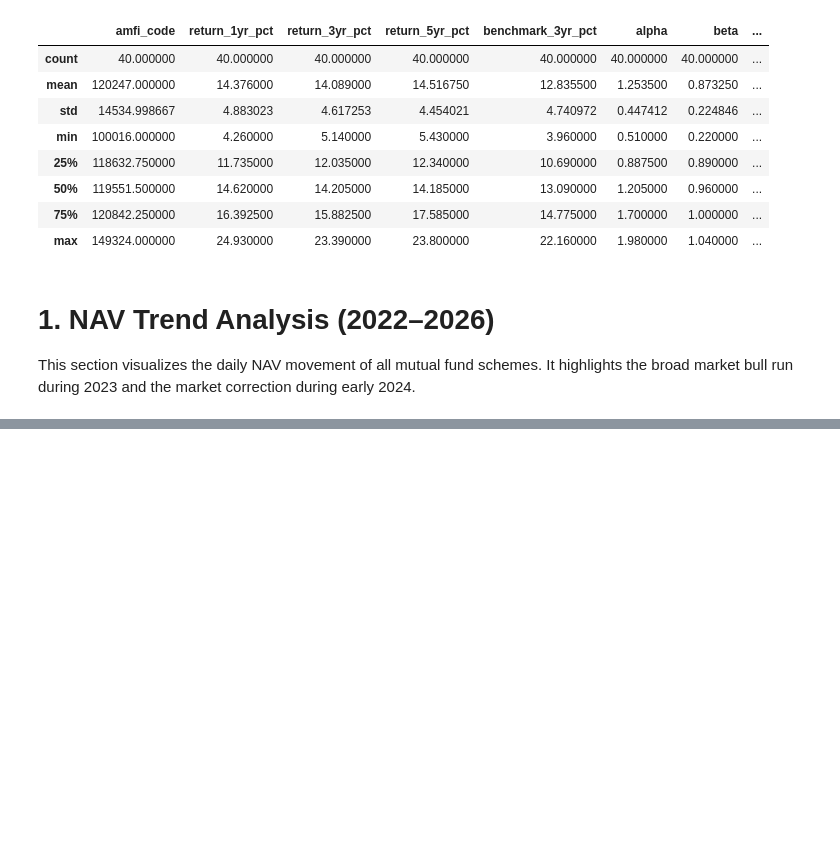
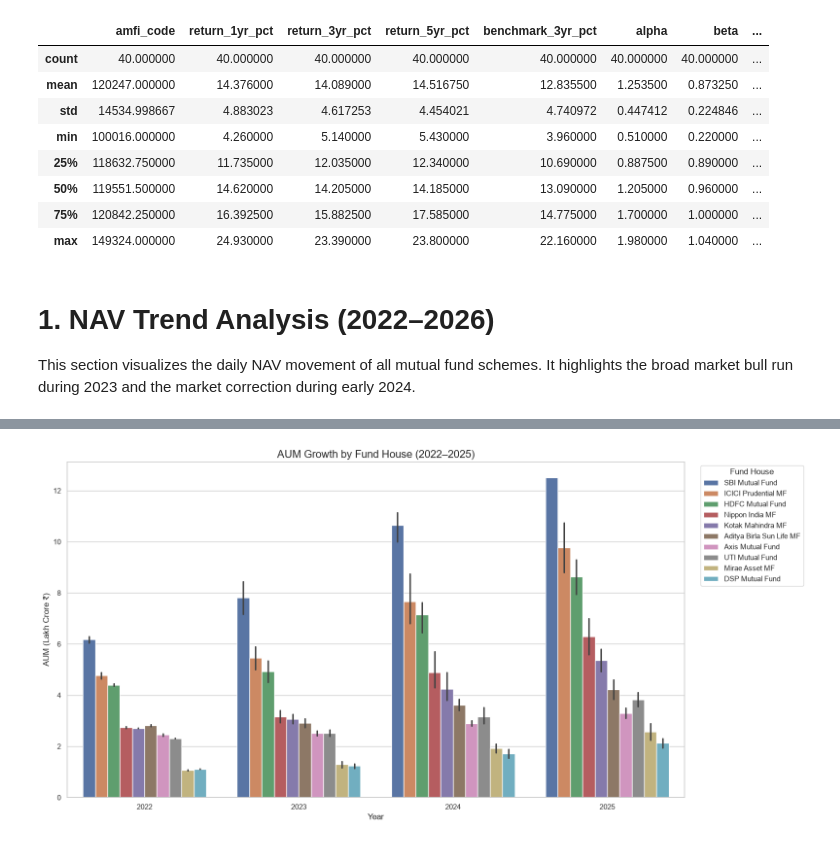
Before and after one commit to Ashish-nayakk/bluestock-mf-analytics, a Jupyter notebook: notebooks/EDA_Analysis.ipynb, the cells around one changed output, grey strips where cells are left out. Saved outputs shown, nothing was run; the diff lists cells and outputs as text; code cells hidden in the pictures; blank space fills up the shorter version.

Commit message:
Day 3: Completed exploratory data analysis

```diff
--- a/notebooks/EDA_Analysis.ipynb
+++ b/notebooks/EDA_Analysis.ipynb
@@ -196,0 +212,9 @@ which can be installed using pip:
+# %%
+# Convert date to datetime
+aum["date"] = pd.to_datetime(aum["date"])
+
+# Extract year
+aum["year"] = aum["date"].dt.year
+
+# Verify
+aum.head()
@@ -196,0 +228,21 @@ which can be installed using pip:
+# %%
+plt.figure(figsize=(16,8))
+
+sns.barplot(
+    data=aum,
+    x="year",
+    y="aum_lakh_crore",
+    hue="fund_house"
+)
+
+plt.title("AUM Growth by Fund House (2022–2025)", fontsize=16)
+plt.xlabel("Year")
+plt.ylabel("AUM (Lakh Crore ₹)")
+plt.xticks(rotation=0)
+plt.legend(title="Fund House", bbox_to_anchor=(1.02,1), loc="upper left")
+
+plt.tight_layout()
+
+plt.show()
+# %% [output]
+[figure, added]
```
Also changed, not shown: parts of 54 cells of this notebook, 16 other files.
